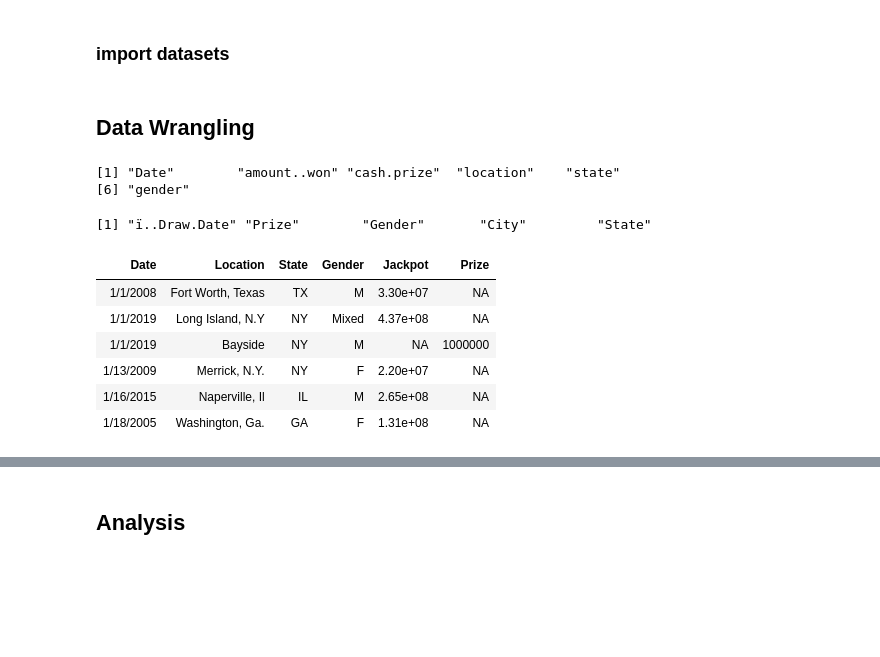
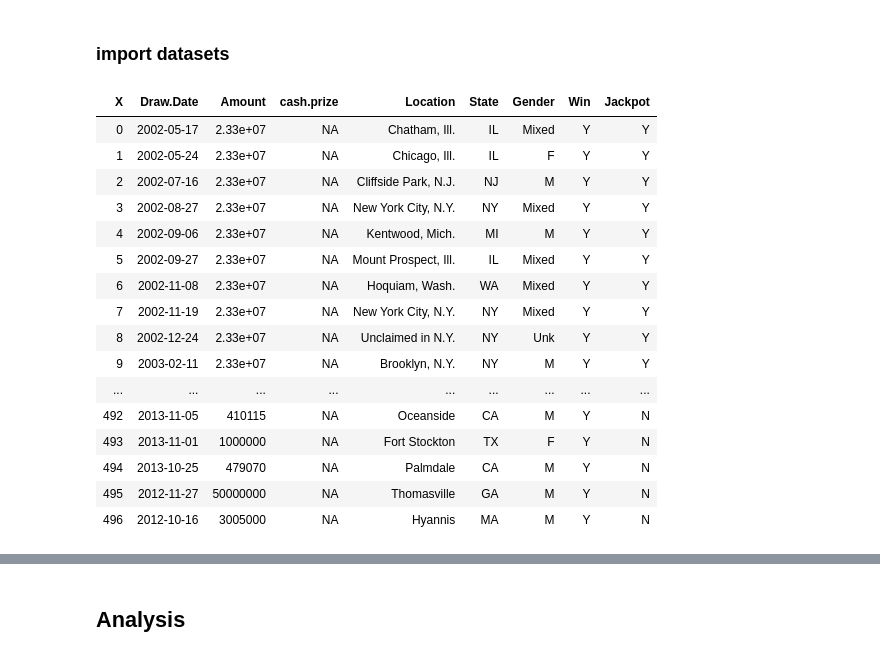
Before and after one commit to AlbiKovi/DSO110---Final-Group-Project, a Jupyter notebook: DSO110 - Final Group Project - Lottery - R Notebook.ipynb, the cells around one changed output, grey strips where cells are left out. Saved outputs shown, nothing was run; the diff lists cells and outputs as text; code cells hidden in the pictures; blank space fills up the shorter version.

```diff
--- a/DSO110 - Final Group Project - Lottery - R Notebook.ipynb
+++ b/DSO110 - Final Group Project - Lottery - R Notebook.ipynb
@@ -24,17 +17,23 @@ ERROR: Error in library(rcompanion): there is no package called 'rcompanion'
 # %%
 
 WinningNumbers <- read.csv("Lottery_Mega_Millions_Winning_Numbers__Beginning_2002_Wrangled.csv")
-Wins <- read.csv("jackpot winners.csv")
-SmallWins <- read.csv("nonjackpot winners.csv")
-EdAid<- read.csv("Lottery_Aid_to_Education__Beginning_2002.csv")
+Wins <- read.csv("AllWinners.csv")
+View(Wins)
+# %% [output]
+| X | Draw.Date | Amount | cash.prize | Location | State | Gender | Win | Jackpot |
+| 0 | 2002-05-17 | 2.33e+07 | NA | Chatham, Ill. | IL | Mixed | Y | Y |
+| 1 | 2002-05-24 | 2.33e+07 | NA | Chicago, Ill. | IL | F | Y | Y |
+| 2 | 2002-07-16 | 2.33e+07 | NA | Cliffside Park, N.J. | NJ | M | Y | Y |
+| 3 | 2002-08-27 | 2.33e+07 | NA | New York City, N.Y. | NY | Mixed | Y | Y |
+| 4 | 2002-09-06 | 2.33e+07 | NA | Kentwood, Mich. | MI | M | Y | Y |
+| 5 | 2002-09-27 | 2.33e+07 | NA | Mount Prospect, Ill. | IL | Mixed | Y | Y |
+| 6 | 2002-11-08 | 2.33e+07 | NA | Hoquiam, Wash. | WA | Mixed | Y | Y |
+| 7 | 2002-11-19 | 2.33e+07 | NA | New York City, N.Y. | NY | Mixed | Y | Y |
+| 8 | 2002-12-24 | 2.33e+07 | NA | Unclaimed in N.Y. | NY | Unk | Y | Y |
+| 9 | 2003-02-11 | 2.33e+07 | NA | Brooklyn, N.Y. | NY | M | Y | Y |
+| ... | ... | ... | ... | ... | ... | ... | ... | ... |
+| 492 | 2013-11-05 | 410115 | NA | Oceanside | CA | M | Y | N |
+| 493 | 2013-11-01 | 1000000 | NA | Fort Stockton | TX | F | Y | N |
+| 494 | 2013-10-25 | 479070 | NA | Palmdale | CA | M | Y | N |
+| 495 | 2012-11-27 | 50000000 | NA | Thomasville | GA | M | Y | N |
+| 496 | 2012-10-16 | 3005000 | NA | Hyannis | MA | M | Y | N |
-# %% [markdown]
-## Data Wrangling
-# %%
-colnames(Wins)
-# %% [output]
-[1] "Date"        "amount..won" "cash.prize"  "location"    "state"
-[6] "gender"
-# %%
-colnames(SmallWins)
-# %% [output]
-[1] "ï..Draw.Date" "Prize"        "Gender"       "City"         "State"
@@ -50,11 +39,0 @@ names(SmallWins)[names(SmallWins) == "City"] <- "Location"
-# %%
-Wins2 <- merge(Wins, SmallWins, by=c("Date", "Location","State","Gender"), all=TRUE)
-head(Wins2)
-# %% [output]
-| Date | Location | State | Gender | Jackpot | Prize |
-| 1/1/2008 | Fort Worth, Texas | TX | M | 3.30e+07 | NA |
-| 1/1/2019 | Long Island, N.Y | NY | Mixed | 4.37e+08 | NA |
-| 1/1/2019 | Bayside | NY | M | NA | 1000000 |
-| 1/13/2009 | Merrick, N.Y. | NY | F | 2.20e+07 | NA |
-| 1/16/2015 | Naperville, Il | IL | M | 2.65e+08 | NA |
-| 1/18/2005 | Washington, Ga. | GA | F | 1.31e+08 | NA |
```
Also changed, not shown: parts of 92 cells of this notebook, 4 other files.
